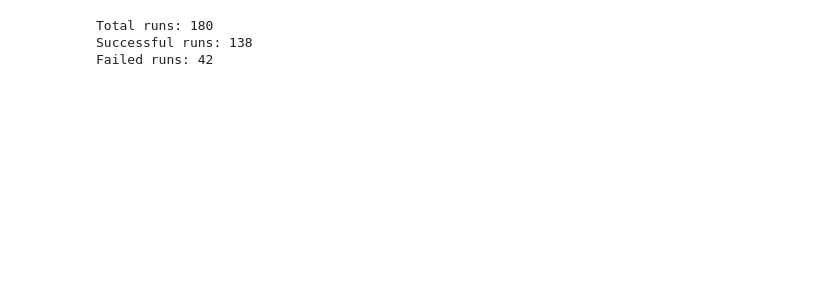
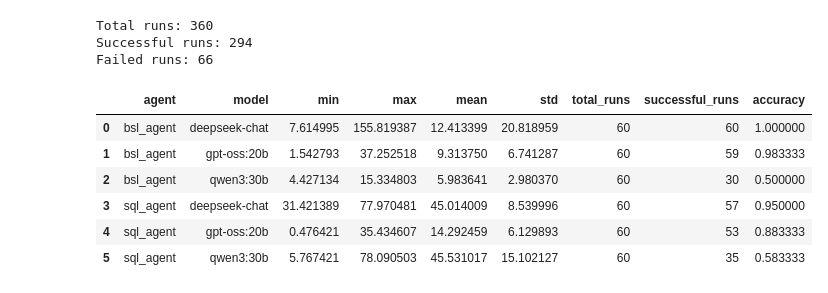
Before and after one commit to skolchin/llm-db-query, a Jupyter notebook: test_supp/view_benchmarks.ipynb, the cells around one changed output. Cells and saved outputs as stored; diff of their text form; code cells hidden in the pictures; blank space fills up the shorter version.

```diff
--- a/test_supp/view_benchmarks.ipynb
+++ b/test_supp/view_benchmarks.ipynb
@@ -85,37 +104,40 @@ Created DataFrame with 180 rows
 # %%
-# Calculate statistics per model
+# Calculate statistics per agent / model
 
-# Filter out failed runs for statistics calculation
-df["is_success"] = ~df["status"].str.startswith('ERROR')
 df_success = df[df["is_success"]]
-
 print(f"Total runs: {len(df)}")
 print(f"Successful runs: {len(df_success)}")
 print(f"Failed runs: {len(df) - len(df_success)}")
 
-# Calculate statistics per model
-stats_per_model = df_success.groupby('model')['execution_time'].agg(['min', 'max', 'mean', 'std']).reset_index()
-stats_per_model.columns = ['model', 'min_time', 'max_time', 'avg_time', 'std_time']
+stats = df_success \
+    .groupby(['agent', 'model'], as_index=False) \
+    .agg(
+        min=pd.NamedAgg('execution_time','min'),
+        max=pd.NamedAgg('execution_time','max'),
+        mean=pd.NamedAgg('execution_time','mean'),
+        std=pd.NamedAgg('execution_time','std')
+    )
 
-# Calculate success rate (accuracy) per model
-accuracy_per_model = df.groupby('model').agg(
-    total_runs=('status', 'count'),
-    successful_runs=('is_success', 'sum')
-).reset_index()
-accuracy_per_model['accuracy'] = accuracy_per_model['successful_runs'] / accuracy_per_model['total_runs'] * 100
+accuracy = df \
+    .groupby(['agent', 'model'], as_index=False) \
+    .agg(
+        total_runs=pd.NamedAgg('status','count'),
+        successful_runs=pd.NamedAgg('is_success', 'sum'),
+    ) \
+    .assign(accuracy = lambda df: df['successful_runs'] / df['total_runs'])
 
-# Merge statistics with accuracy
-stats_table = pd.merge(stats_per_model, accuracy_per_model[['model', 'total_runs', 'successful_runs', 'accuracy']], on='model')
-
-# Round for display
-stats_table['min_time'] = stats_table['min_time'].round(3)
-stats_table['max_time'] = stats_table['max_time'].round(3)
-stats_table['avg_time'] = stats_table['avg_time'].round(3)
-stats_table['std_time'] = stats_table['std_time'].round(3)
-stats_table['accuracy'] = stats_table['accuracy'].round(2)
+stats_table = pd.merge(stats, accuracy, on=["agent", "model"])
+stats_table
 # %% [output]
-Total runs: 180
-Successful runs: 138
-Failed runs: 42
+Total runs: 360
+Successful runs: 294
+Failed runs: 66
+|  | agent | model | min | max | mean | std | total_runs | successful_runs | accuracy |
+| 0 | bsl_agent | deepseek-chat | 7.614995 | 155.819387 | 12.413399 | 20.818959 | 60 | 60 | 1.000000 |
+| 1 | bsl_agent | gpt-oss:20b | 1.542793 | 37.252518 | 9.313750 | 6.741287 | 60 | 59 | 0.983333 |
+| 2 | bsl_agent | qwen3:30b | 4.427134 | 15.334803 | 5.983641 | 2.980370 | 60 | 30 | 0.500000 |
+| 3 | sql_agent | deepseek-chat | 31.421389 | 77.970481 | 45.014009 | 8.539996 | 60 | 57 | 0.950000 |
+| 4 | sql_agent | gpt-oss:20b | 0.476421 | 35.434607 | 14.292459 | 6.129893 | 60 | 53 | 0.883333 |
+| 5 | sql_agent | qwen3:30b | 5.767421 | 78.090503 | 45.531017 | 15.102127 | 60 | 35 | 0.583333 |
 # %%
 # Display stats table
```
Also changed, not shown: parts of 3 cells of this notebook, 7 other files.
